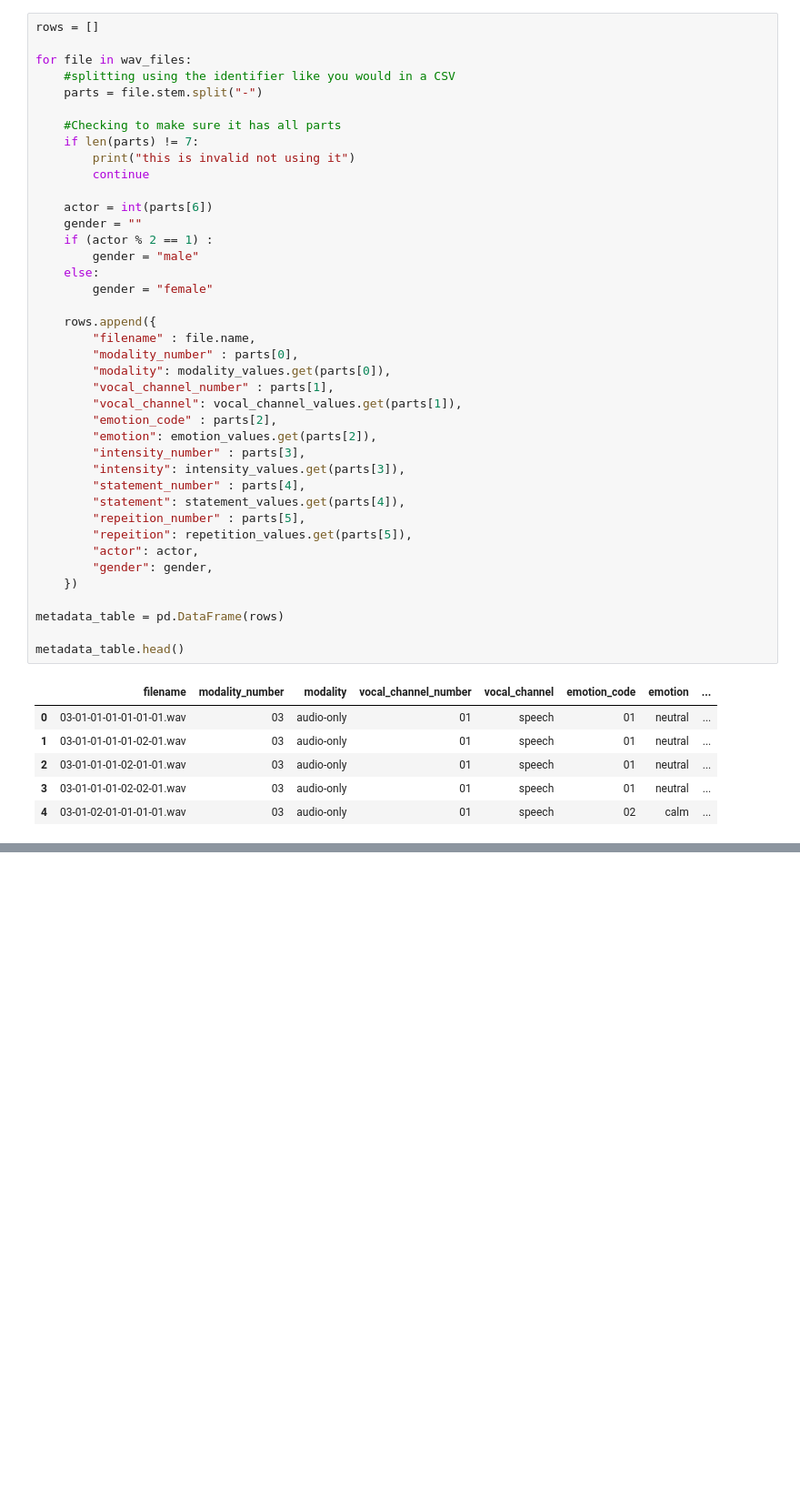
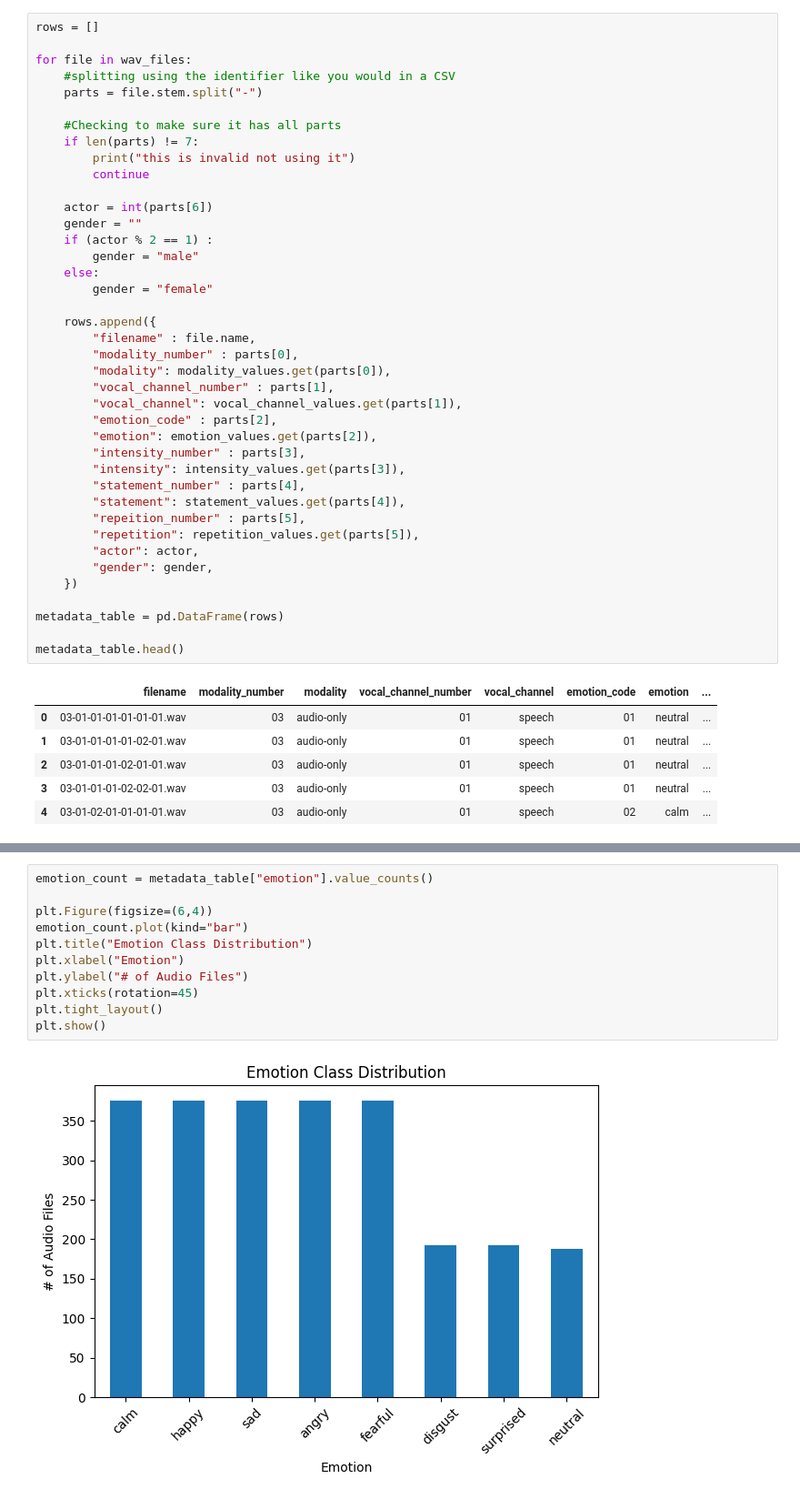
Before and after one commit to BradMartinMiami/SchoolProjectCSE432, a Jupyter notebook: SER_Project/notebooks/EDA metadata.ipynb, the cells around one changed output, grey strips where cells are left out. Shown at 91% size. Drawn from its saved outputs; the diff is of its cells as text; blank space fills up the shorter version.

```diff
--- a/SER_Project/notebooks/EDA metadata.ipynb
+++ b/SER_Project/notebooks/EDA metadata.ipynb
@@ -98,7 +98,7 @@ for file in wav_files:
         "statement_number" : parts[4],
         "statement": statement_values.get(parts[4]),
         "repeition_number" : parts[5],
-        "repeition": repetition_values.get(parts[5]),
+        "repetition": repetition_values.get(parts[5]),
         "actor": actor,
         "gender": gender,
     })
@@ -115,0 +128,13 @@ metadata_table.head()
+# %%
+emotion_count = metadata_table["emotion"].value_counts()
+
+plt.Figure(figsize=(6,4))
+emotion_count.plot(kind="bar")
+plt.title("Emotion Class Distribution")
+plt.xlabel("Emotion")
+plt.ylabel("# of Audio Files")
+plt.xticks(rotation=45)
+plt.tight_layout()
+plt.show()
+# %% [output]
+[figure, added]
```
Also changed, not shown: parts of 8 cells of this notebook.
